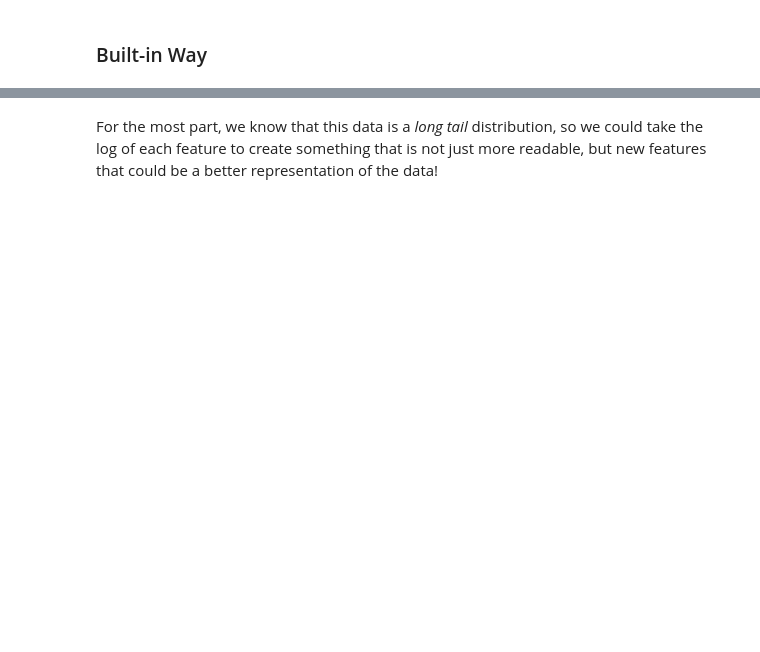
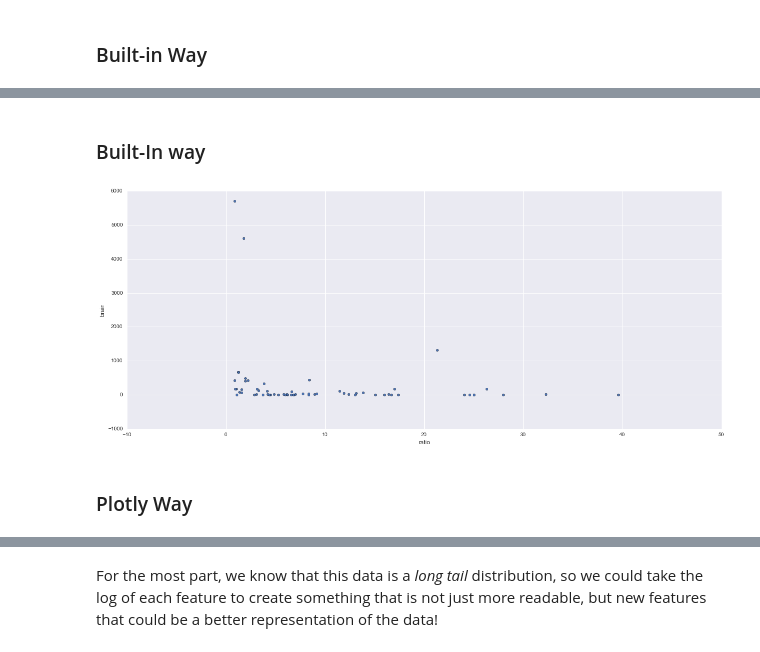
Before and after one commit to lorachow/DS_HK_9, a Jupyter notebook: notebooks/05 - Linear Regression.ipynb, the cells around one changed output, grey strips where cells are left out. Saved outputs shown, nothing was run; the diff lists cells and outputs as text; code cells hidden in the pictures; blank space fills up the shorter version.

```diff
--- a/notebooks/05 - Linear Regression.ipynb
+++ b/notebooks/05 - Linear Regression.ipynb
@@ -437,0 +445,8 @@ sns.distplot(mammals['body']);
+# %% [markdown]
+### Built-In way
+# %%
+mammals.plot(x='ratio', y='brain', kind='scatter');
+# %% [output]
+[figure, added]
+# %% [markdown]
+### Plotly Way
```
Also changed, not shown: parts of 55 cells of this notebook.
